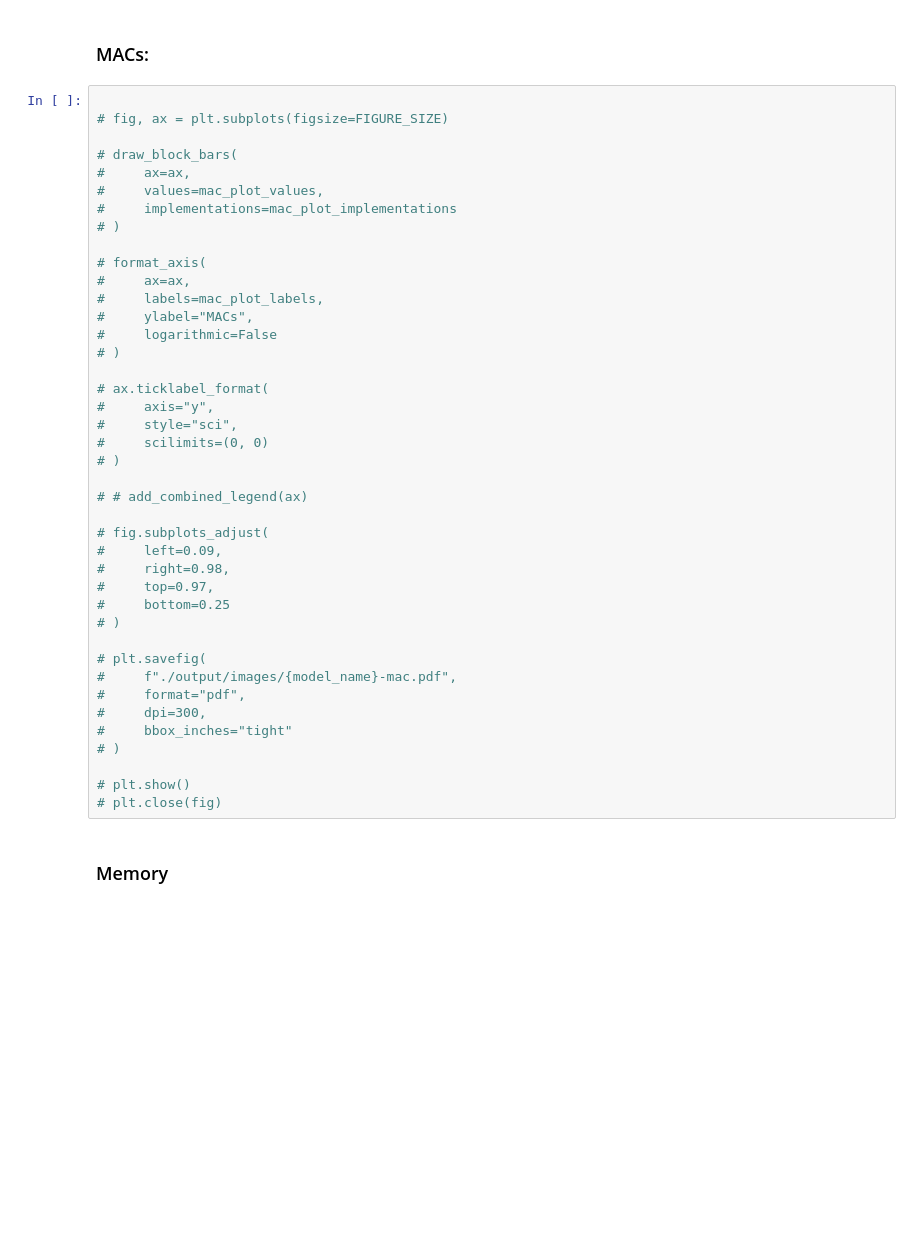
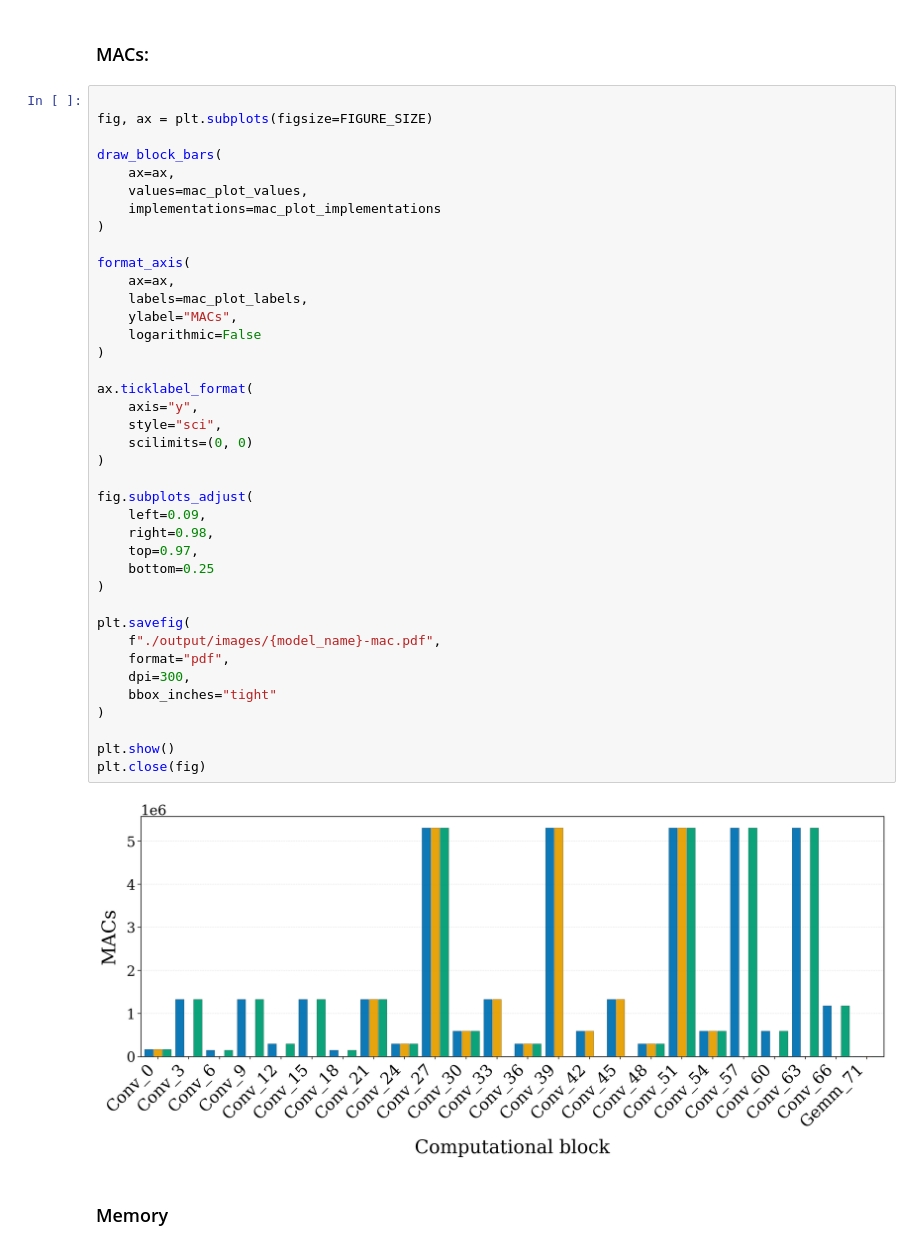
Before and after one commit to balditommaso/mixed-precision-dory, a Jupyter notebook: notebooks/plot.ipynb, the cells around one changed output. Drawn from its saved outputs; the diff is of its cells as text; blank space fills up the shorter version.

```diff
--- a/notebooks/plot.ipynb
+++ b/notebooks/plot.ipynb
@@ -545,45 +541,45 @@ plt.close(fig)
 ### MACs:
 # %%
 
-# fig, ax = plt.subplots(figsize=FIGURE_SIZE)
+fig, ax = plt.subplots(figsize=FIGURE_SIZE)
 
-# draw_block_bars(
-#     ax=ax,
-#     values=mac_plot_values,
-#     implementations=mac_plot_implementations
-# )
+draw_block_bars(
+    ax=ax,
+    values=mac_plot_values,
+    implementations=mac_plot_implementations
+)
 
-# format_axis(
-#     ax=ax,
-#     labels=mac_plot_labels,
-#     ylabel="MACs",
-#     logarithmic=False
-# )
+format_axis(
+    ax=ax,
+    labels=mac_plot_labels,
+    ylabel="MACs",
+    logarithmic=False
+)
 
-# ax.ticklabel_format(
-#     axis="y",
-#     style="sci",
-#     scilimits=(0, 0)
-# )
+ax.ticklabel_format(
+    axis="y",
+    style="sci",
+    scilimits=(0, 0)
+)
 
-# # add_combined_legend(ax)
+fig.subplots_adjust(
+    left=0.09,
+    right=0.98,
+    top=0.97,
+    bottom=0.25
+)
 
-# fig.subplots_adjust(
-#     left=0.09,
-#     right=0.98,
-#     top=0.97,
-#     bottom=0.25
-# )
+plt.savefig(
+    f"./output/images/{model_name}-mac.pdf",
+    format="pdf",
+    dpi=300,
+    bbox_inches="tight"
+)
 
-# plt.savefig(
-#     f"./output/images/{model_name}-mac.pdf",
-#     format="pdf",
-#     dpi=300,
-#     bbox_inches="tight"
-# )
-
-# plt.show()
-# plt.close(fig)
+plt.show()
+plt.close(fig)
+# %% [output]
+[figure, added]
 # %% [markdown]
 ### Memory
 # %%
```
Also changed, not shown: parts of 17 cells of this notebook, 1 other file.
